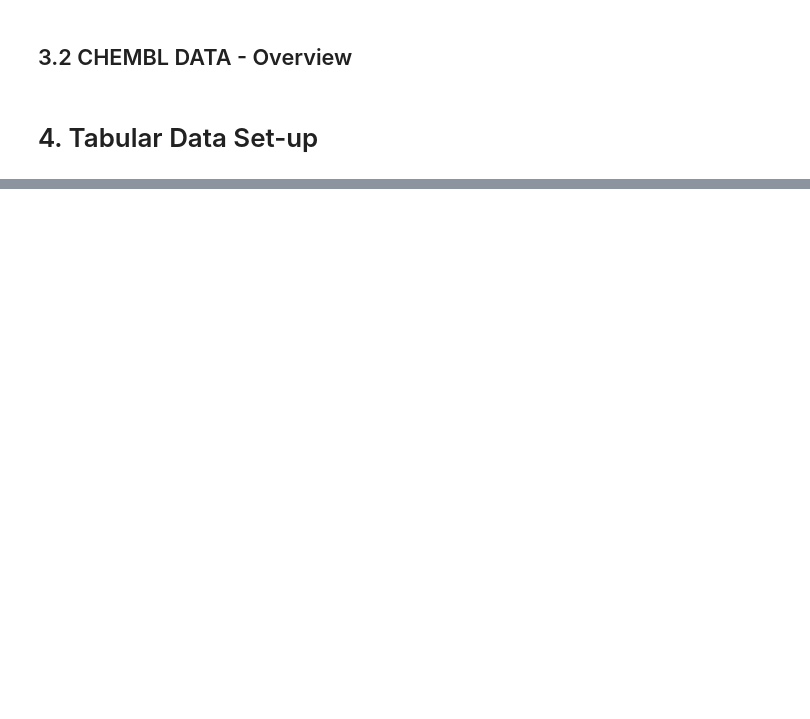
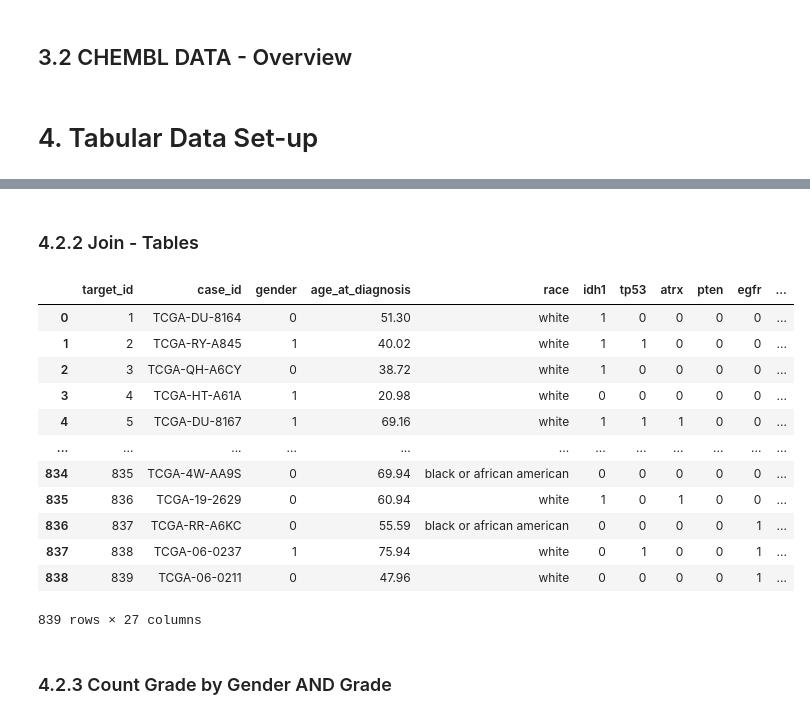
Before and after one commit to AnJoGoe/Mini_Project_SQL, a Jupyter notebook: notebooks/Mini_Project_SQL.ipynb, the cells around one changed output, grey strips where cells are left out. Drawn from its saved outputs; the diff is of its cells as text; code cells hidden in the pictures; blank space fills up the shorter version.

```diff
--- a/notebooks/Mini_Project_SQL.ipynb
+++ b/notebooks/Mini_Project_SQL.ipynb
@@ -444,0 +485,18 @@ result.all()
+# %%
+# info table of glioma_db
+with engine.connect() as conn:
+    # Run SQL query
+    result = conn.execute(text("""
+        SELECT *
+        FROM glioma_db.target;
+    """))
+
+    # Fetch all rows
+    tuple_result = result.fetchall()
+
+# Retrieve column names from the result set
+columns = result.keys()
+
+# Convert fetched rows to a Pandas DataFrame
+df_info_db = pd.DataFrame(tuple_result, columns=columns)
+df_info_db.head()
@@ -444,0 +511,38 @@ result.all()
+# %% [markdown]
+### 4.2.2 Join - Tables
+# %%
+with engine.connect() as conn:
+    # Run SQL query
+    result = conn.execute(text("""
+        SELECT tar.*, inf.primary_diagnosis
+        FROM glioma_db.info as inf
+        RIGHT JOIN glioma_db.target as tar
+        ON inf.case_id = tar.case_id;
+    """))
+
+    # Fetch all rows
+    tuple_result = result.fetchall()
+
+# Retrieve column names from the result set
+columns = result.keys()
+
+# Convert fetched rows to a Pandas DataFrame
+df_target_info = pd.DataFrame(tuple_result, columns=columns)
+# %%
+df_target_info
+# %% [output]
+|  | target_id | case_id | gender | age_at_diagnosis | race | idh1 | tp53 | atrx | pten | egfr | ... |
+| 0 | 1 | TCGA-DU-8164 | 0 | 51.30 | white | 1 | 0 | 0 | 0 | 0 | ... |
+| 1 | 2 | TCGA-RY-A845 | 1 | 40.02 | white | 1 | 1 | 0 | 0 | 0 | ... |
+| 2 | 3 | TCGA-QH-A6CY | 0 | 38.72 | white | 1 | 0 | 0 | 0 | 0 | ... |
+| 3 | 4 | TCGA-HT-A61A | 1 | 20.98 | white | 0 | 0 | 0 | 0 | 0 | ... |
+| 4 | 5 | TCGA-DU-8167 | 1 | 69.16 | white | 1 | 1 | 1 | 0 | 0 | ... |
+| ... | ... | ... | ... | ... | ... | ... | ... | ... | ... | ... | ... |
+| 834 | 835 | TCGA-4W-AA9S | 0 | 69.94 | black or african american | 0 | 0 | 0 | 0 | 0 | ... |
+| 835 | 836 | TCGA-19-2629 | 0 | 60.94 | white | 1 | 0 | 1 | 0 | 0 | ... |
+| 836 | 837 | TCGA-RR-A6KC | 0 | 55.59 | black or african american | 0 | 0 | 0 | 0 | 1 | ... |
+| 837 | 838 | TCGA-06-0237 | 1 | 75.94 | white | 0 | 1 | 0 | 0 | 1 | ... |
+| 838 | 839 | TCGA-06-0211 | 0 | 47.96 | white | 0 | 0 | 0 | 0 | 1 | ... |
+839 rows × 27 columns
+# %% [markdown]
+### 4.2.3 Count Grade by Gender AND Grade
```
Also changed, not shown: parts of 43 cells of this notebook, 9 other files.
